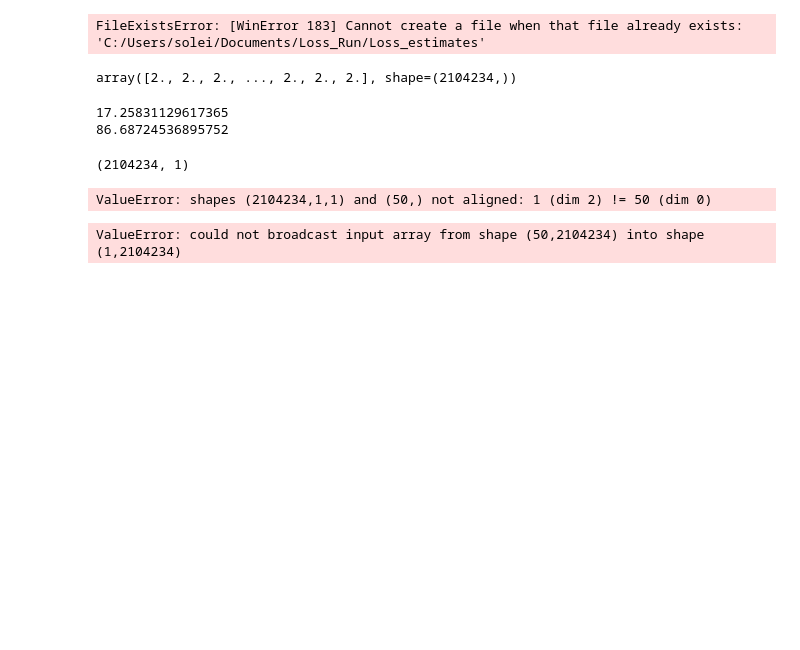
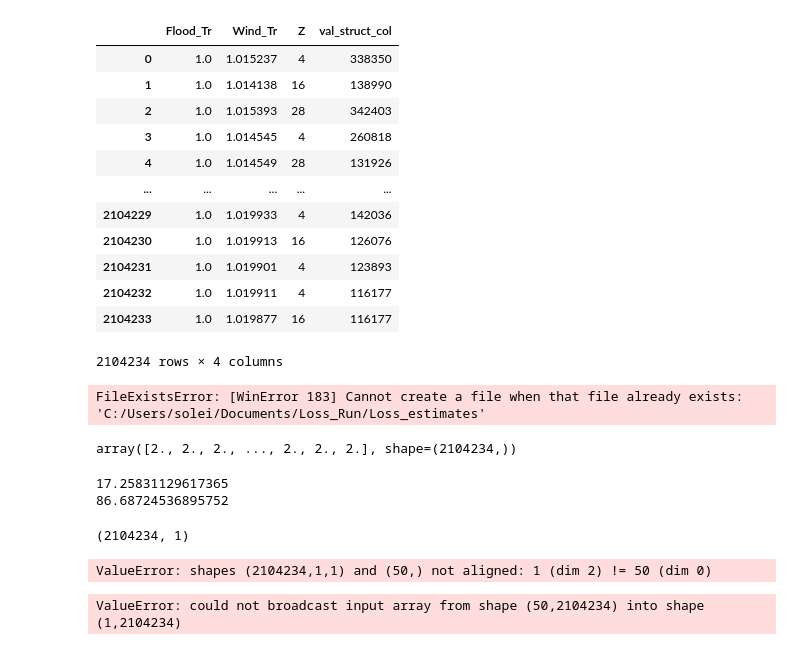
Before and after one commit to CHEER-Hub/Inventory-Loss-link, a Jupyter notebook: Run_loss.ipynb, the cells around one changed output. Saved outputs shown, nothing was run; the diff lists cells and outputs as text; code cells hidden in the pictures; blank space fills up the shorter version.

```diff
--- a/Run_loss.ipynb
+++ b/Run_loss.ipynb
@@ -31,0 +150,16 @@ self.mk_dir(os.path.join(cwd,'Loss_estimates'))
+# %%
+pd.read_parquet(os.path.join(Inv_dir,L[0]))
+# %% [output]
+|  | Flood_Tr | Wind_Tr | Z | val_struct_col |
+| 0 | 1.0 | 1.015237 | 4 | 338350 |
+| 1 | 1.0 | 1.014138 | 16 | 138990 |
+| 2 | 1.0 | 1.015393 | 28 | 342403 |
+| 3 | 1.0 | 1.014545 | 4 | 260818 |
+| 4 | 1.0 | 1.014549 | 28 | 131926 |
+| ... | ... | ... | ... | ... |
+| 2104229 | 1.0 | 1.019933 | 4 | 142036 |
+| 2104230 | 1.0 | 1.019913 | 16 | 126076 |
+| 2104231 | 1.0 | 1.019901 | 4 | 123893 |
+| 2104232 | 1.0 | 1.019911 | 4 | 116177 |
+| 2104233 | 1.0 | 1.019877 | 16 | 116177 |
+2104234 rows × 4 columns
```
Also changed, not shown: parts of 5 cells of this notebook, 1 other file.
